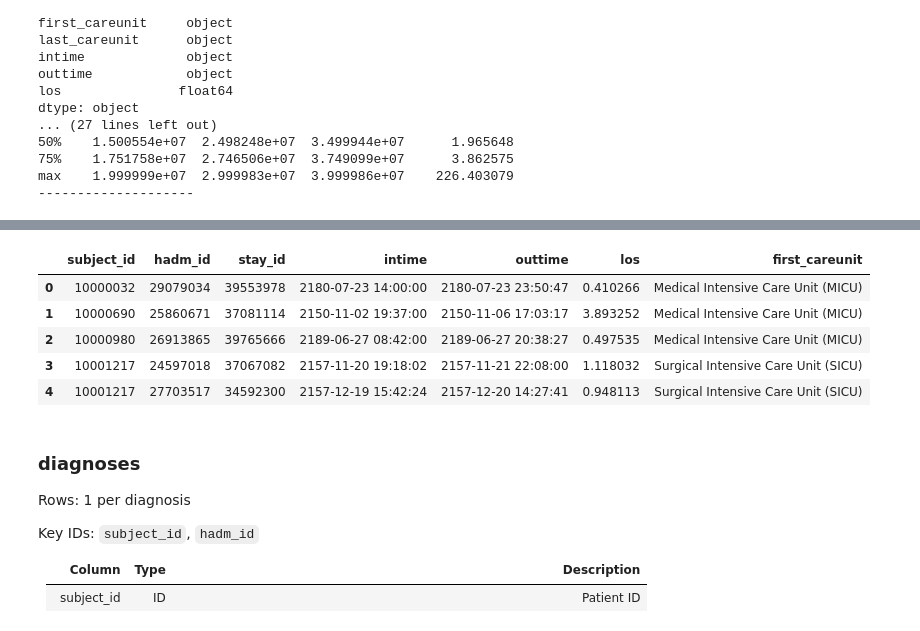
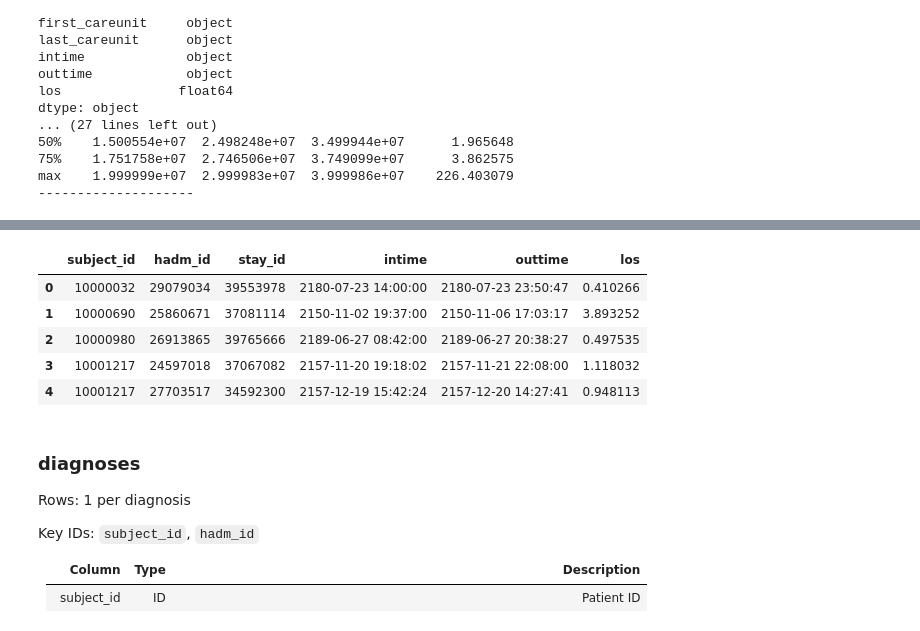
Before and after one commit to LesleyYu/DSCI531, a Jupyter notebook: project/fairness_mimic4.ipynb, the cells around one changed output, grey strips where cells are left out. Saved outputs shown, nothing was run; the diff lists cells and outputs as text; code cells hidden in the pictures.

```diff
--- a/project/fairness_mimic4.ipynb
+++ b/project/fairness_mimic4.ipynb
@@ -545,7 +547,7 @@ icustays_clean = icustays_clean.dropna(subset=['outtime'])
 icustays_clean['intime'] = pd.to_datetime(icustays_clean['intime'])
 icustays_clean['outtime'] = pd.to_datetime(icustays_clean['outtime'])
 
-cols = ['subject_id', 'hadm_id', 'stay_id', 'intime', 'outtime', 'los', 'first_careunit']
+cols = ['subject_id', 'hadm_id', 'stay_id', 'intime', 'outtime', 'los']
 icustays_clean = icustays_clean[cols]
 
 # Preview cleaned data
@@ -569,9 +570,9 @@ memory usage: 5.8+ MB
-|  | subject_id | hadm_id | stay_id | intime | outtime | los | first_careunit |
-| 0 | 10000032 | 29079034 | 39553978 | 2180-07-23 14:00:00 | 2180-07-23 23:50:47 | 0.410266 | Medical Intensive Care Unit (MICU) |
-| 1 | 10000690 | 25860671 | 37081114 | 2150-11-02 19:37:00 | 2150-11-06 17:03:17 | 3.893252 | Medical Intensive Care Unit (MICU) |
-| 2 | 10000980 | 26913865 | 39765666 | 2189-06-27 08:42:00 | 2189-06-27 20:38:27 | 0.497535 | Medical Intensive Care Unit (MICU) |
-| 3 | 10001217 | 24597018 | 37067082 | 2157-11-20 19:18:02 | 2157-11-21 22:08:00 | 1.118032 | Surgical Intensive Care Unit (SICU) |
-| 4 | 10001217 | 27703517 | 34592300 | 2157-12-19 15:42:24 | 2157-12-20 14:27:41 | 0.948113 | Surgical Intensive Care Unit (SICU) |
+|  | subject_id | hadm_id | stay_id | intime | outtime | los |
+| 0 | 10000032 | 29079034 | 39553978 | 2180-07-23 14:00:00 | 2180-07-23 23:50:47 | 0.410266 |
+| 1 | 10000690 | 25860671 | 37081114 | 2150-11-02 19:37:00 | 2150-11-06 17:03:17 | 3.893252 |
+| 2 | 10000980 | 26913865 | 39765666 | 2189-06-27 08:42:00 | 2189-06-27 20:38:27 | 0.497535 |
+| 3 | 10001217 | 24597018 | 37067082 | 2157-11-20 19:18:02 | 2157-11-21 22:08:00 | 1.118032 |
+| 4 | 10001217 | 27703517 | 34592300 | 2157-12-19 15:42:24 | 2157-12-20 14:27:41 | 0.948113 |
 # %% [markdown]
 ### diagnoses
 
```
Also changed, not shown: parts of 30 cells of this notebook, 1 other file.
